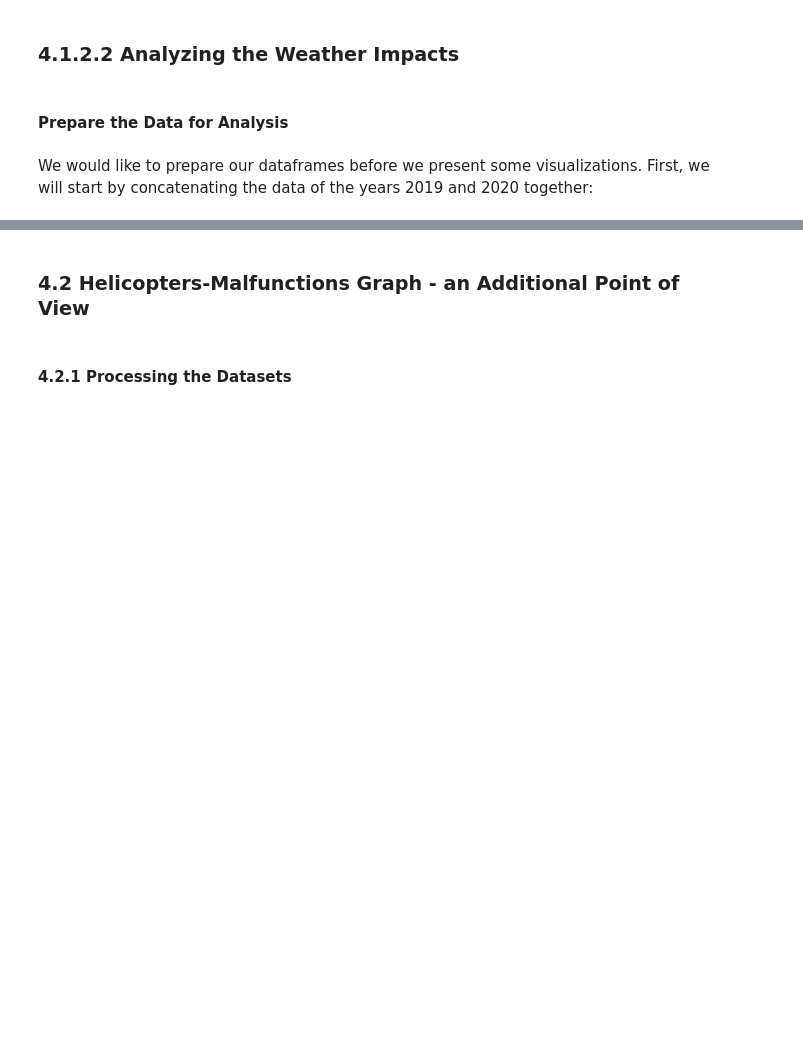
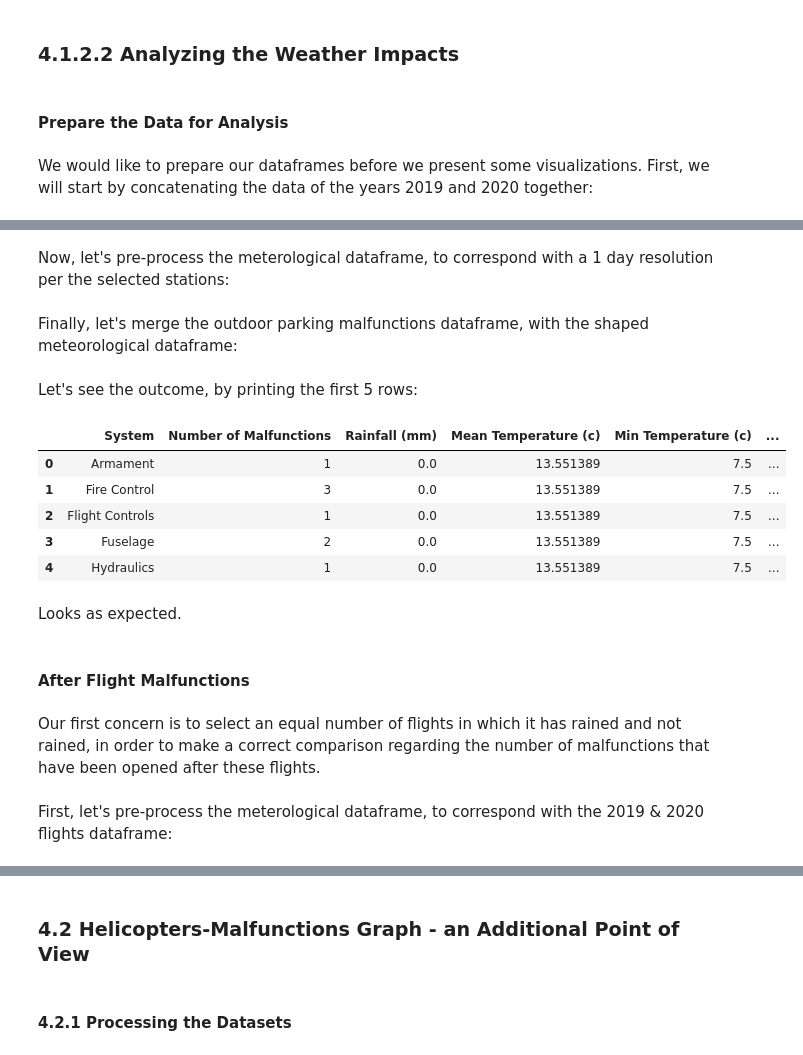
Before and after one commit to elront/Data_Sceince_Project, a Jupyter notebook: Data_science_workshop_project.ipynb, the cells around one changed output, grey strips where cells are left out. Saved outputs shown, nothing was run; the diff lists cells and outputs as text; code cells hidden in the pictures; blank space fills up the shorter version.

```diff
--- a/Data_science_workshop_project.ipynb
+++ b/Data_science_workshop_project.ipynb
@@ -2467,0 +2352,12 @@ unified_meterological_for_parking_df
+# %%
+# Group the data by date and system.
+unified_malf_parking_df = unified_malf_parking_df.groupby(["Date", "System"]).agg(
+    {'System': 'count', 'Parking Location': 'max'})
+
+# Rename the columns.
+unified_malf_parking_df.columns = ["Number of Malfunctions", "Parking Location"]
+
+# Reset the index before proceeding to the merge.
+unified_malf_parking_df.reset_index(inplace = True)
+# %% [markdown]
+Now, let's pre-process the meterological dataframe, to correspond with a 1 day resolution per the selected stations:
@@ -2467,0 +2397,28 @@ unified_meterological_for_parking_df
+# %% [markdown]
+Finally, let's merge the outdoor parking malfunctions dataframe, with the shaped meteorological dataframe:
+# %%
+# Merge the meterological dataframe with the malfunctions dataframe.
+malf_park_meterological_df = pd.merge(unified_malf_parking_df, unified_meterological_for_parking_df,  how = 'inner',
+                                           left_on = ['Date', 'Parking Location'], right_on = ['Date', 'Station Name'])
+
+# Since we are not going to use the wind variable, drop its corresponded columns.
+malf_park_meterological_df = malf_park_meterological_df.drop(columns = ["Parking Location", "Date", "Station Name"])
+# %% [markdown]
+Let's see the outcome, by printing the first 5 rows:
+# %%
+malf_park_meterological_df.head()
+# %% [output]
+|  | System | Number of Malfunctions | Rainfall (mm) | Mean Temperature (c) | Min Temperature (c) | ... |
+| 0 | Armament | 1 | 0.0 | 13.551389 | 7.5 | ... |
+| 1 | Fire Control | 3 | 0.0 | 13.551389 | 7.5 | ... |
+| 2 | Flight Controls | 1 | 0.0 | 13.551389 | 7.5 | ... |
+| 3 | Fuselage | 2 | 0.0 | 13.551389 | 7.5 | ... |
+| 4 | Hydraulics | 1 | 0.0 | 13.551389 | 7.5 | ... |
+# %% [markdown]
+Looks as expected.
+# %% [markdown]
+#### After Flight Malfunctions
+# %% [markdown]
+Our first concern is to select an equal number of flights in which it has rained and not rained, in order to make a correct comparison regarding the number of malfunctions that have been opened after these flights.
+# %% [markdown]
+First, let's pre-process the meterological dataframe, to correspond with the 2019 & 2020 flights dataframe:
```
Also changed, not shown: parts of 80 cells of this notebook.
